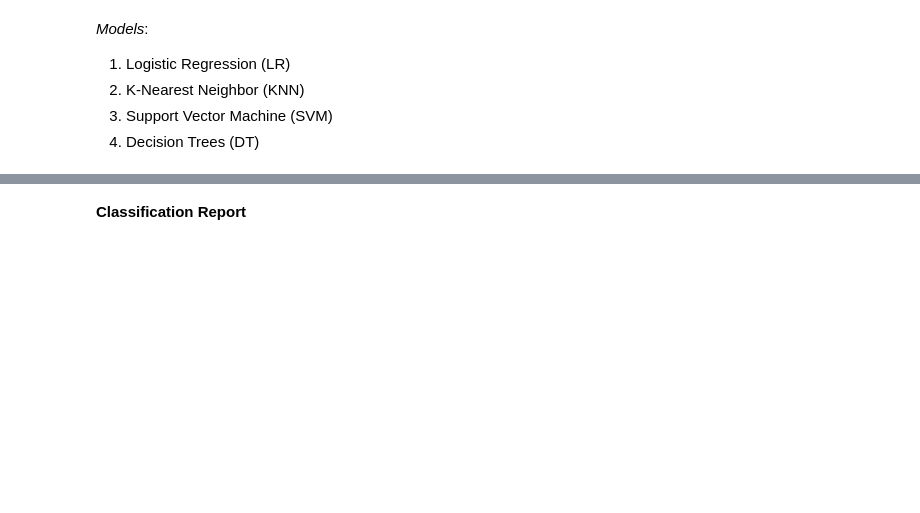
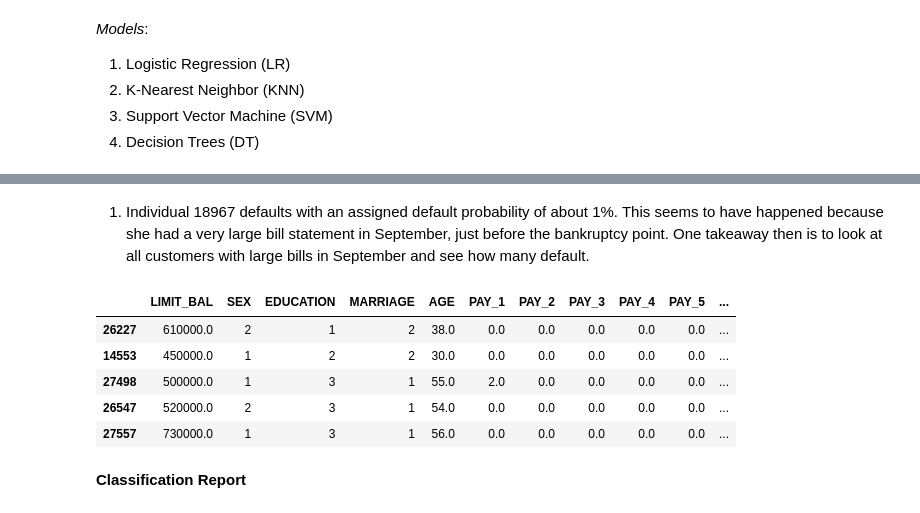
Before and after one commit to gblinick/Predicting-Credit-Card-Default-in-sci-kit-learn, a Jupyter notebook: In-depth analysis/In-depth Analysis.ipynb, the cells around one changed output, grey strips where cells are left out. Cells and saved outputs as stored; diff of their text form; code cells hidden in the pictures; blank space fills up the shorter version.

```diff
--- a/In-depth analysis/In-depth Analysis.ipynb
+++ b/In-depth analysis/In-depth Analysis.ipynb
@@ -316,3 +402,14 @@ print("Parameter setting that gave the best results on the hold out data: C =",
+# %% [markdown]
+1. Individual 18967 defaults with an assigned default probability of about 1%. This seems to have happened because she had a very large bill statement in September, just before the bankruptcy point. One takeaway then is to look at all customers with large bills in September and see how many default.
+# %%
+train_ranked.sort_values(by='BILL_AMT1').tail()
+# %% [output]
+|  | LIMIT_BAL | SEX | EDUCATION | MARRIAGE | AGE | PAY_1 | PAY_2 | PAY_3 | PAY_4 | PAY_5 | ... |
+| 26227 | 610000.0 | 2 | 1 | 2 | 38.0 | 0.0 | 0.0 | 0.0 | 0.0 | 0.0 | ... |
+| 14553 | 450000.0 | 1 | 2 | 2 | 30.0 | 0.0 | 0.0 | 0.0 | 0.0 | 0.0 | ... |
+| 27498 | 500000.0 | 1 | 3 | 1 | 55.0 | 2.0 | 0.0 | 0.0 | 0.0 | 0.0 | ... |
+| 26547 | 520000.0 | 2 | 3 | 1 | 54.0 | 0.0 | 0.0 | 0.0 | 0.0 | 0.0 | ... |
+| 27557 | 730000.0 | 1 | 3 | 1 | 56.0 | 0.0 | 0.0 | 0.0 | 0.0 | 0.0 | ... |
 # %% [markdown]
 **Classification Report**
 # %%
```
Also changed, not shown: parts of 115 cells of this notebook.
